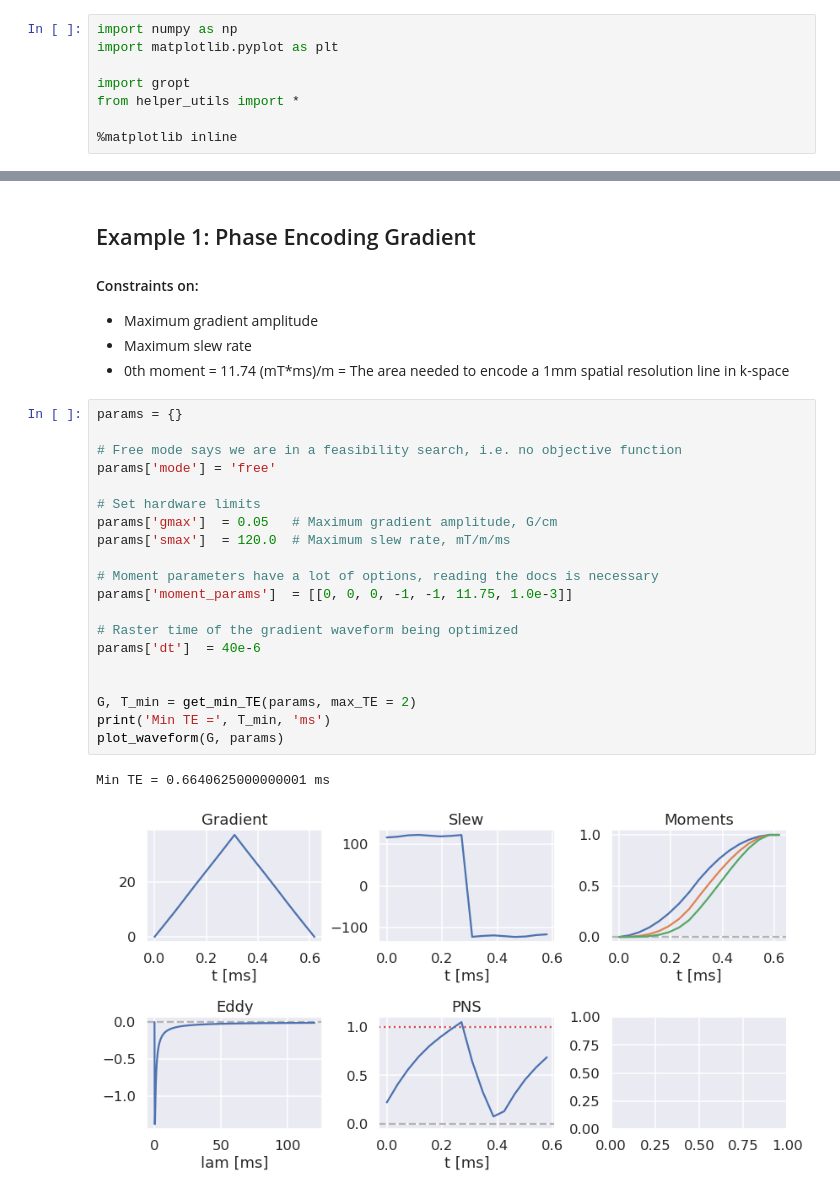
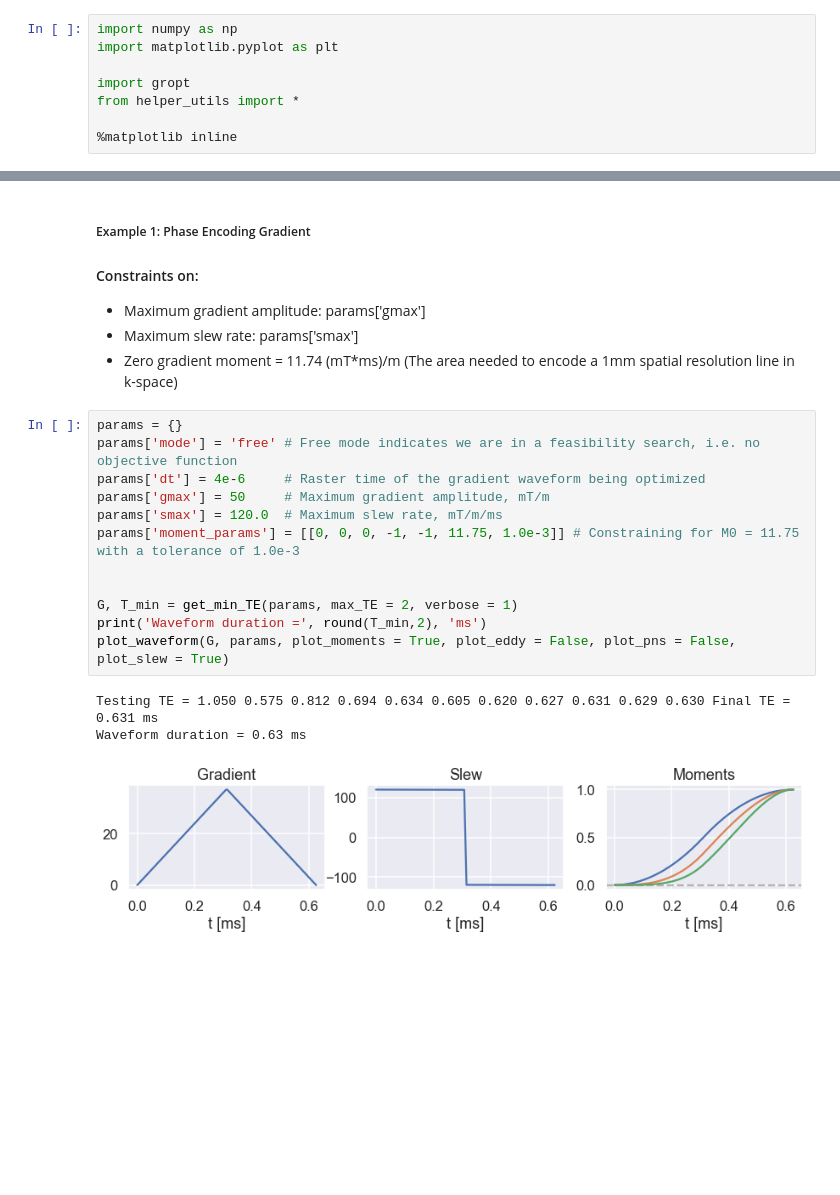
Before and after one commit to mloecher/gropt, a Jupyter notebook: python/ismrm_demo.ipynb, the cells around one changed output, grey strips where cells are left out. Cells and saved outputs as stored; diff of their text form; blank space fills up the shorter version.

```diff
--- a/python/ismrm_demo.ipynb
+++ b/python/ismrm_demo.ipynb
@@ -18,32 +33,25 @@ Currently implemented in various forms on Siemens and GE scanners
 
 ***
 # %% [markdown]
-## Example 1: Phase Encoding Gradient
+##### Example 1: Phase Encoding Gradient
 
 #### Constraints on:
-- Maximum gradient amplitude
-- Maximum slew rate
-- 0th moment = 11.74 (mT*ms)/m = The area needed to encode a 1mm spatial resolution line in k-space
+- Maximum gradient amplitude: params['gmax']
+- Maximum slew rate: params['smax']
+- Zero gradient moment = 11.74 (mT*ms)/m (The area needed to encode a 1mm spatial resolution line in k-space)
 # %%
 params = {}
-
-# Free mode says we are in a feasibility search, i.e. no objective function
-params['mode'] = 'free'
-
-# Set hardware limits
-params['gmax']  = 0.05   # Maximum gradient amplitude, G/cm
-params['smax']  = 120.0  # Maximum slew rate, mT/m/ms
-
-# Moment parameters have a lot of options, reading the docs is necessary
-params['moment_params']  = [[0, 0, 0, -1, -1, 11.75, 1.0e-3]]
-
-# Raster time of the gradient waveform being optimized
-params['dt']  = 40e-6
+params['mode'] = 'free' # Free mode indicates we are in a feasibility search, i.e. no objective function
+params['dt'] = 4e-6     # Raster time of the gradient waveform being optimized
+params['gmax'] = 50     # Maximum gradient amplitude, mT/m
+params['smax'] = 120.0  # Maximum slew rate, mT/m/ms
+params['moment_params'] = [[0, 0, 0, -1, -1, 11.75, 1.0e-3]] # Constraining for M0 = 11.75 with a tolerance of 1.0e-3
 
 
-G, T_min = get_min_TE(params, max_TE = 2)
-print('Min TE =', T_min, 'ms')
-plot_waveform(G, params)
+G, T_min = get_min_TE(params, max_TE = 2, verbose = 1)
+print('Waveform duration =', round(T_min,2), 'ms')
+plot_waveform(G, params, plot_moments = True, plot_eddy = False, plot_pns = False, plot_slew = True)
 # %% [output]
-Min TE = 0.6640625000000001 ms
+Testing TE = 1.050 0.575 0.812 0.694 0.634 0.605 0.620 0.627 0.631 0.629 0.630 Final TE = 0.631 ms
+Waveform duration = 0.63 ms
-[figure, old version]
+[figure, new version]
```
Also changed, not shown: parts of 27 cells of this notebook, 4 other files.
